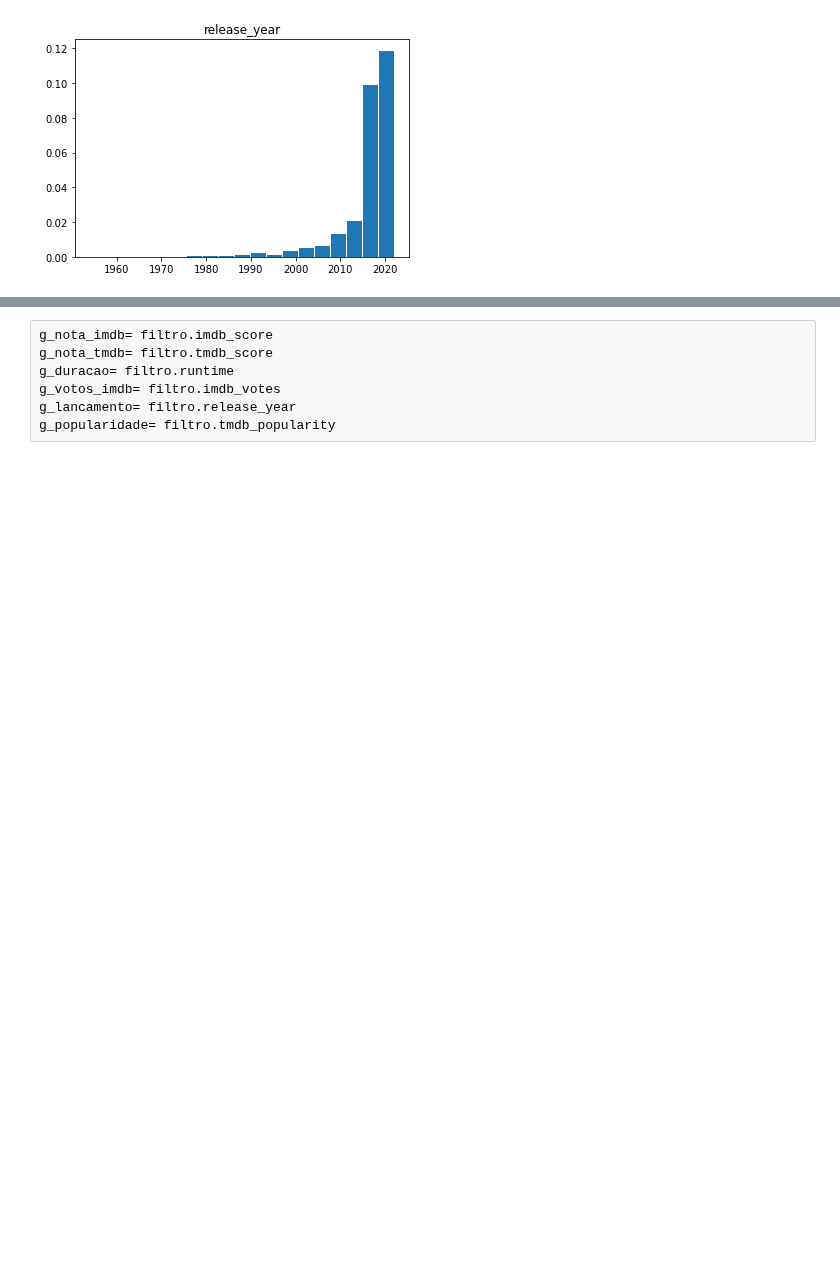
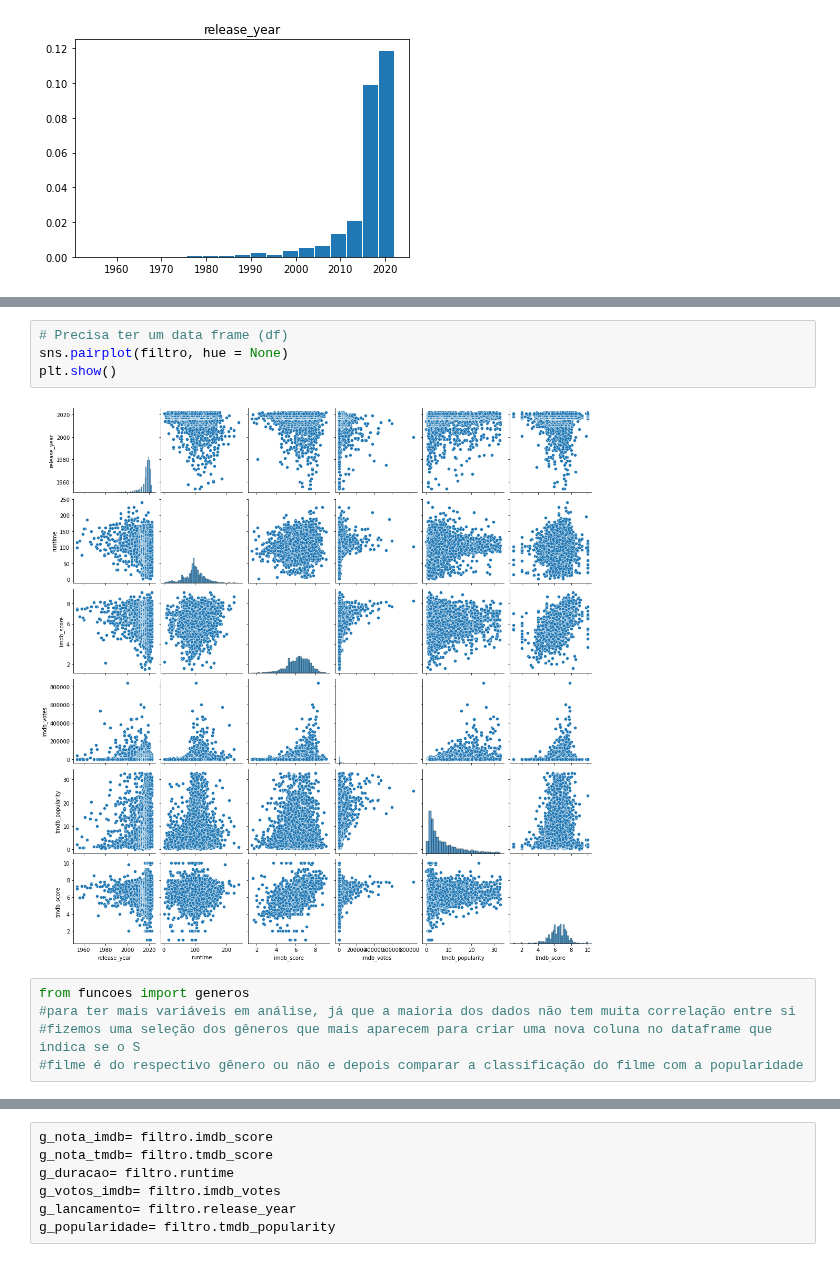
Before and after one commit to insper-classroom/22-2c-cd-p2-grupo_mace_girls, a Jupyter notebook: dados/relatorio.ipynb, the cells around one changed output, grey strips where cells are left out. Cells and saved outputs as stored; diff of their text form; blank space fills up the shorter version.

```diff
--- a/dados/relatorio.ipynb
+++ b/dados/relatorio.ipynb
@@ -375,3 +233,14 @@ filtro
+# %%
+# Precisa ter um data frame (df)
+sns.pairplot(filtro, hue = None)
+plt.show()
+# %% [output]
+[figure, added]
+# %%
+from funcoes import generos
+#para ter mais variáveis em análise, já que a maioria dos dados não tem muita correlação entre si
+#fizemos uma seleção dos gêneros que mais aparecem para criar uma nova coluna no dataframe que indica se o S
+#filme é do respectivo gênero ou não e depois comparar a classificação do filme com a popularidade
 # %%
 dados_comedia = generos('comedy', filtro)
 dados_romance = generos('romance', filtro)
```
Also changed, not shown: parts of 14 cells of this notebook.
